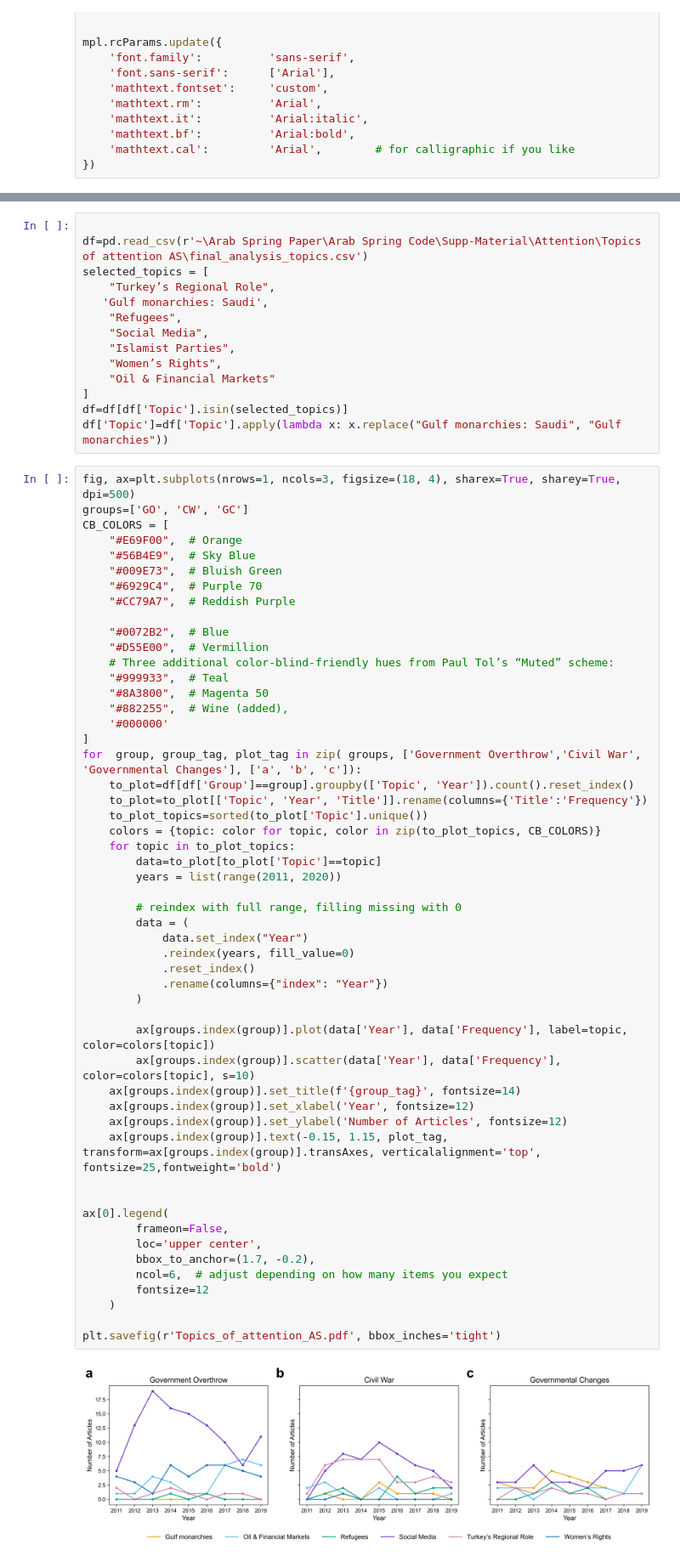
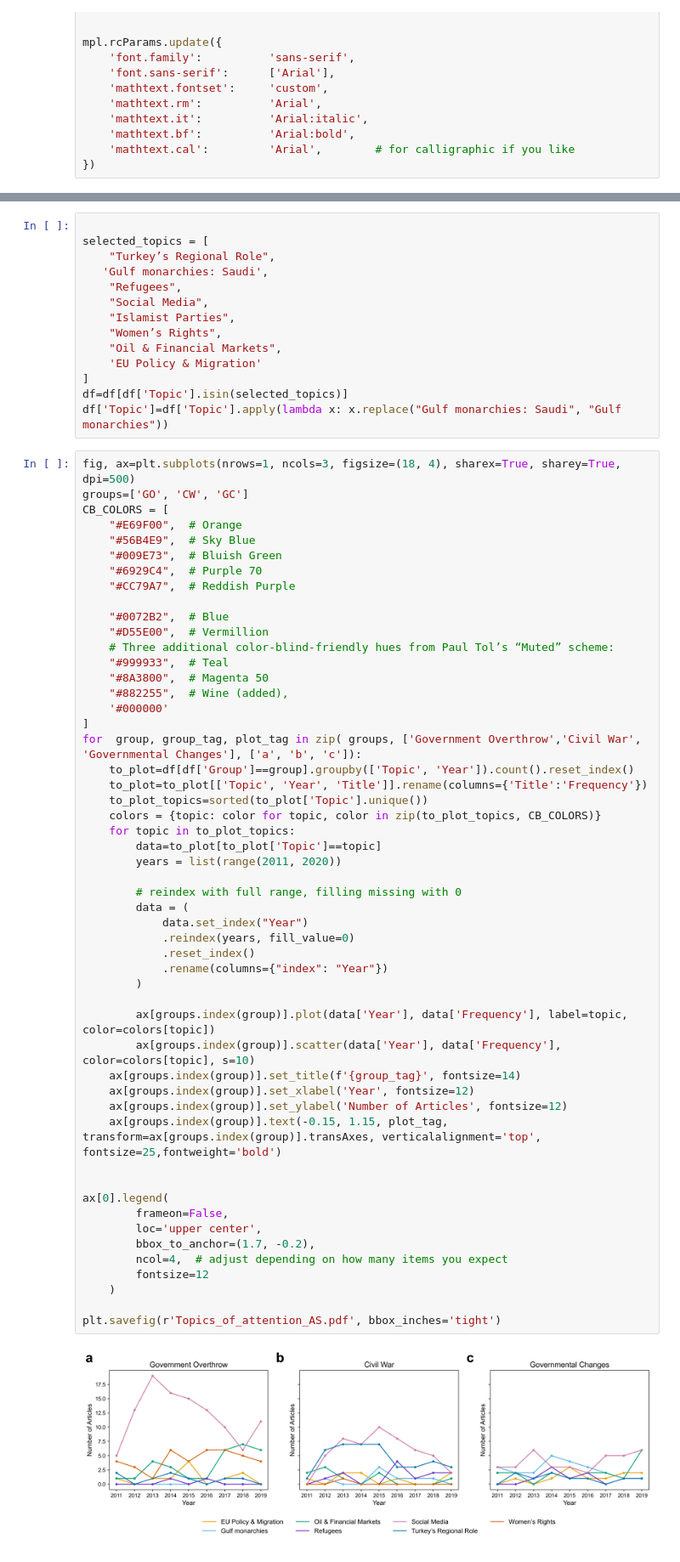
Before and after one commit to YasAsgari/Arab_spring_scholarly_attention, a Jupyter notebook: Supp-Material/Attention/Topics of attention AS/analysis plot final.ipynb, the cells around one changed output, grey strips where cells are left out. Shown at 85% size. Saved outputs shown, nothing was run; the diff lists cells and outputs as text.

Commit message:
sddaew#	modified:   Supp-Material/Attention/Topics of attention AS/analysis plot final.ipynb

```diff
--- a/Supp-Material/Attention/Topics of attention AS/analysis plot final.ipynb
+++ b/Supp-Material/Attention/Topics of attention AS/analysis plot final.ipynb
@@ -19,6 +21,5 @@ mpl.rcParams.update({
 # %%
 
-df=pd.read_csv(r'~\Arab Spring Paper\Arab Spring Code\Supp-Material\Attention\Topics of attention AS\final_analysis_topics.csv')
 selected_topics = [
     "Turkey’s Regional Role",
    'Gulf monarchies: Saudi',
@@ -26,7 +27,8 @@ selected_topics = [
     "Social Media",
     "Islamist Parties",
     "Women’s Rights",
-    "Oil & Financial Markets"
+    "Oil & Financial Markets",
+    'EU Policy & Migration'
 ]
 df=df[df['Topic'].isin(selected_topics)]
 df['Topic']=df['Topic'].apply(lambda x: x.replace("Gulf monarchies: Saudi", "Gulf monarchies"))
@@ -55,32 +57,32 @@ for  group, group_tag, plot_tag in zip( groups, ['Government Overthrow','Civil W
     colors = {topic: color for topic, color in zip(to_plot_topics, CB_COLORS)}
     for topic in to_plot_topics:
         data=to_plot[to_plot['Topic']==topic]
         years = list(range(2011, 2020))
 
         # reindex with full range, filling missing with 0
         data = (
             data.set_index("Year")
             .reindex(years, fill_value=0)
             .reset_index()
             .rename(columns={"index": "Year"})
         )
 
         ax[groups.index(group)].plot(data['Year'], data['Frequency'], label=topic, color=colors[topic])
         ax[groups.index(group)].scatter(data['Year'], data['Frequency'], color=colors[topic], s=10)
     ax[groups.index(group)].set_title(f'{group_tag}', fontsize=14)
     ax[groups.index(group)].set_xlabel('Year', fontsize=12)
     ax[groups.index(group)].set_ylabel('Number of Articles', fontsize=12)
     ax[groups.index(group)].text(-0.15, 1.15, plot_tag, transform=ax[groups.index(group)].transAxes, verticalalignment='top', fontsize=25,fontweight='bold')
 
 
 ax[0].legend(
         frameon=False,
         loc='upper center',
         bbox_to_anchor=(1.7, -0.2),
-        ncol=6,  # adjust depending on how many items you expect
+        ncol=4,  # adjust depending on how many items you expect
         fontsize=12
     )
 
 plt.savefig(r'Topics_of_attention_AS.pdf', bbox_inches='tight')
 # %% [output]
-[figure, old version]
+[figure, new version]
```
Also changed, not shown: parts of 1 cell of this notebook, 1 other file.
